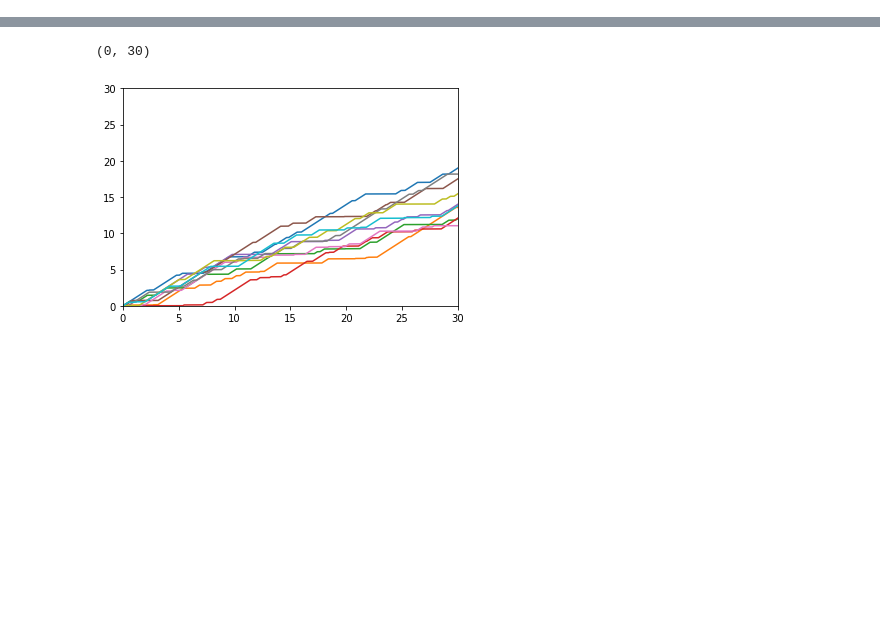
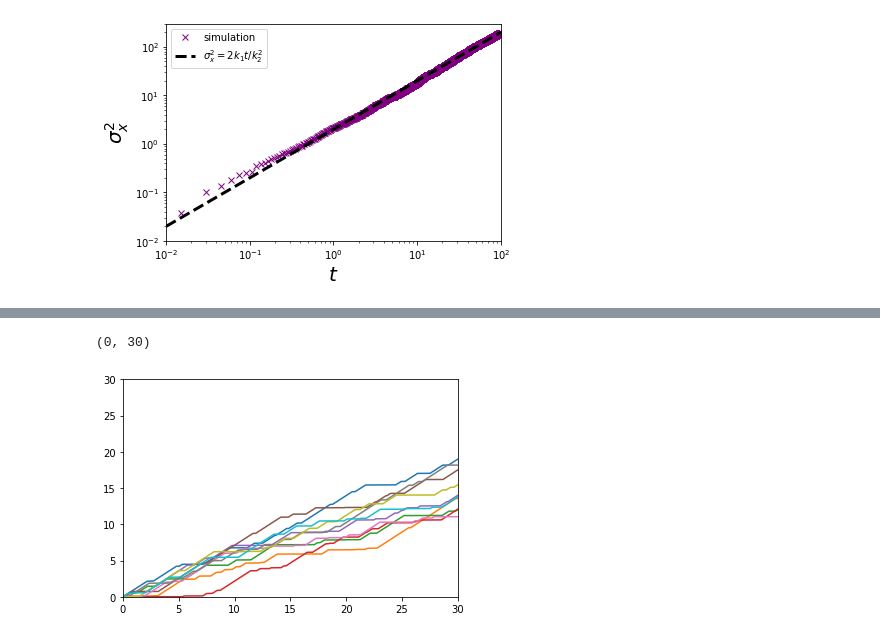
Before and after one commit to jkpierce/rw-diffu, a Jupyter notebook: 2srw.ipynb, the cells around one changed output, grey strips where cells are left out. Saved outputs shown, nothing was run; the diff lists cells and outputs as text; code cells hidden in the pictures; blank space fills up the shorter version.

```diff
--- a/2srw.ipynb
+++ b/2srw.ipynb
@@ -4,0 +42,12 @@ import matplotlib.pyplot as plt
+# %%
+plt.loglog(t[:-1][::15],ens.var(0)[::15],'x',color='purple',zorder=-1,label='simulation')
+plt.xlim(1e-2,1e2)
+plt.ylim(1e-2)
+tt = np.geomspace(1e-2,1e2,100)
+plt.loglog(tt,2*tt,color='black',lw=3,zorder=1,linestyle='--',label=r'$\sigma_x^2 = 2k_1 t/k_2^2$')
+plt.legend()
+plt.xlabel(r'$t$',fontsize=20)
+plt.ylabel(r'$\sigma_x^2$',fontsize=20)
+plt.savefig('einsteinvar.png',bbox_inches='tight')
+# %% [output]
+[figure, added]
```
Also changed, not shown: parts of 6 cells of this notebook, 11 other files.
